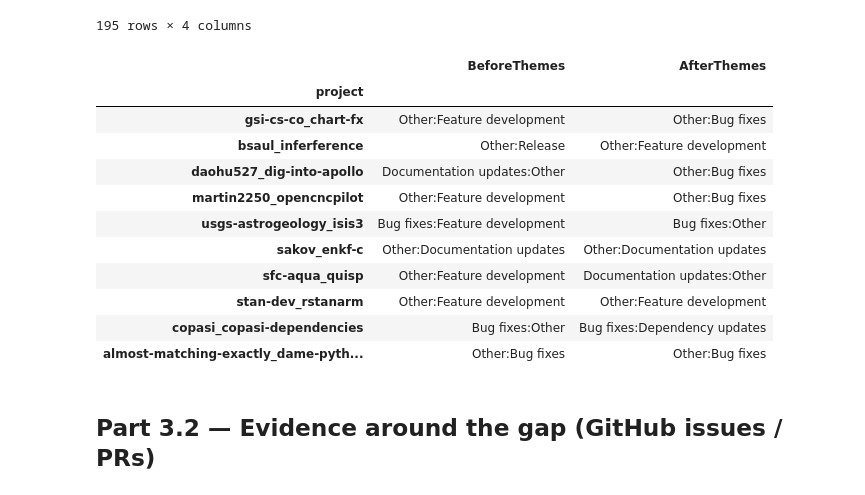
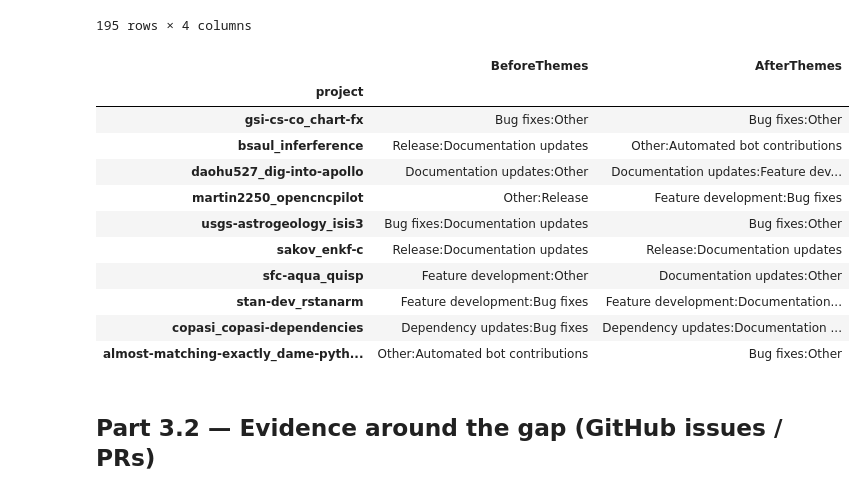
Before and after one commit to GasserElkhodary/MiniProject2, a Jupyter notebook: gelkhoda_vis.ipynb, the cells around one changed output. Drawn from its saved outputs; the diff is of its cells as text; code cells hidden in the pictures.

```diff
--- a/gelkhoda_vis.ipynb
+++ b/gelkhoda_vis.ipynb
@@ -225,26 +244,34 @@ gap[['prepost', 'project', 'theme', 'message']]   # READ THESE and fix themes by
 | 193 | post | almost-matching-exactly_dame-pyth... | Other | Update .travis.yml\n\nyet another... |
 | 194 | post | almost-matching-exactly_dame-pyth... | Other | Update .travis.yml\n |
 195 rows × 4 columns
-# %%
-# Manual theme corrections after reading the commit messages (format 'Theme A:Theme B')
-THEME_OVERRIDE = {
-    # 'sakov_enkf-c': ('Bug fixes:Feature development', 'Documentation updates:Bug fixes'),
-}
-for p, (b, a) in THEME_OVERRIDE.items(): stats.loc[p, ['BeforeThemes', 'AfterThemes']] = [b, a]
-stats[['BeforeThemes', 'AfterThemes']]
-# %% [output]
-|  | BeforeThemes | AfterThemes |
-| project |  |  |
-| gsi-cs-co_chart-fx | Other:Feature development | Other:Bug fixes |
-| bsaul_inferference | Other:Release | Other:Feature development |
-| daohu527_dig-into-apollo | Documentation updates:Other | Other:Bug fixes |
-| martin2250_opencncpilot | Other:Feature development | Other:Bug fixes |
-| usgs-astrogeology_isis3 | Bug fixes:Feature development | Bug fixes:Other |
-| sakov_enkf-c | Other:Documentation updates | Other:Documentation updates |
-| sfc-aqua_quisp | Other:Feature development | Documentation updates:Other |
-| stan-dev_rstanarm | Other:Feature development | Other:Feature development |
-| copasi_copasi-dependencies | Bug fixes:Other | Bug fixes:Dependency updates |
-| almost-matching-exactly_dame-pyth... | Other:Bug fixes | Other:Bug fixes |
+# %%
+THEME_OVERRIDE = {  # assigned by reading the pre/post commit messages above
+    'gsi-cs-co_chart-fx': ('Bug fixes:Other', 'Bug fixes:Other'),
+    'bsaul_inferference': ('Release:Documentation updates', 'Other:Automated bot contributions'),
+    'daohu527_dig-into-apollo': ('Documentation updates:Other', 'Documentation updates:Feature development'),
+    'martin2250_opencncpilot': ('Other:Release', 'Feature development:Bug fixes'),
+    'usgs-astrogeology_isis3': ('Bug fixes:Documentation updates', 'Bug fixes:Other'),
+    'sakov_enkf-c': ('Release:Documentation updates', 'Release:Documentation updates'),
+    'sfc-aqua_quisp': ('Feature development:Other', 'Documentation updates:Other'),
+    'stan-dev_rstanarm': ('Feature development:Bug fixes', 'Feature development:Documentation updates'),
+    'copasi_copasi-dependencies': ('Dependency updates:Bug fixes', 'Dependency updates:Documentation updates'),
+    'almost-matching-exactly_dame-python-package': ('Other:Automated bot contributions', 'Bug fixes:Other'),
+}
+for p, (b, a) in THEME_OVERRIDE.items(): stats.loc[p, ['BeforeThemes', 'AfterThemes']] = [b, a]
+stats[['BeforeThemes', 'AfterThemes']]
+# %% [output]
+|  | BeforeThemes | AfterThemes |
+| project |  |  |
+| gsi-cs-co_chart-fx | Bug fixes:Other | Bug fixes:Other |
+| bsaul_inferference | Release:Documentation updates | Other:Automated bot contributions |
+| daohu527_dig-into-apollo | Documentation updates:Other | Documentation updates:Feature dev... |
+| martin2250_opencncpilot | Other:Release | Feature development:Bug fixes |
+| usgs-astrogeology_isis3 | Bug fixes:Documentation updates | Bug fixes:Other |
+| sakov_enkf-c | Release:Documentation updates | Release:Documentation updates |
+| sfc-aqua_quisp | Feature development:Other | Documentation updates:Other |
+| stan-dev_rstanarm | Feature development:Bug fixes | Feature development:Documentation... |
+| copasi_copasi-dependencies | Dependency updates:Bug fixes | Dependency updates:Documentation ... |
+| almost-matching-exactly_dame-pyth... | Other:Automated bot contributions | Bug fixes:Other |
 # %% [markdown]
 ## Part 3.2 — Evidence around the gap (GitHub issues / PRs)
 # %%
```
Also changed, not shown: parts of 8 cells of this notebook, 11 other files.
